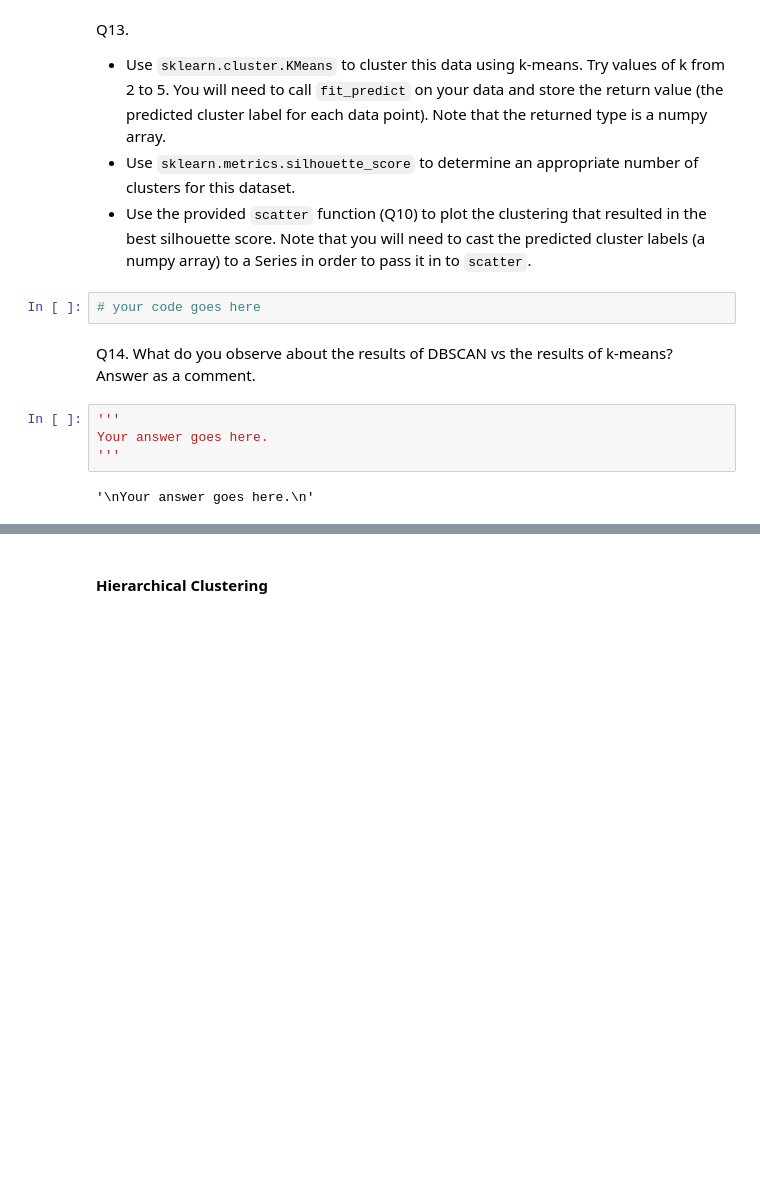
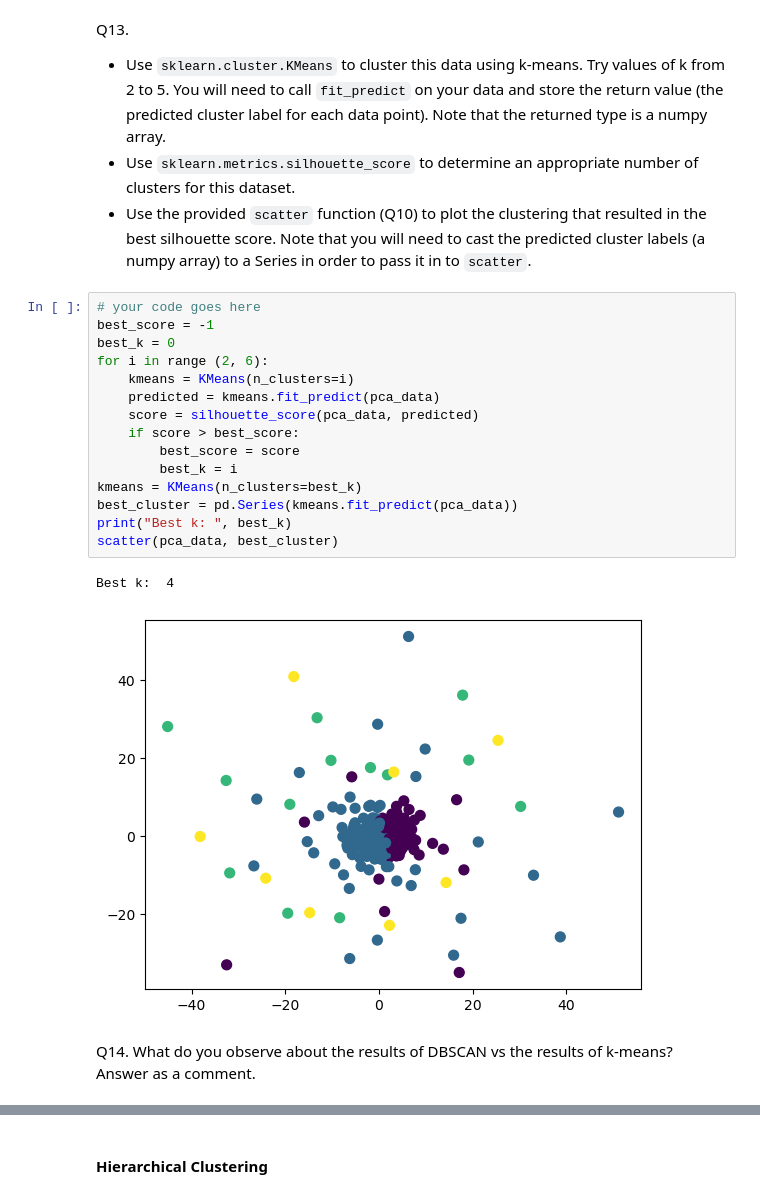
Before and after one commit to KishTheLay/mlhw5, a Jupyter notebook: HW5 - Clustering.ipynb, the cells around one changed output, grey strips where cells are left out. Saved outputs shown, nothing was run; the diff lists cells and outputs as text; blank space fills up the shorter version.

Commit message:
Done with DB and kmeans

```diff
--- a/HW5 - Clustering.ipynb
+++ b/HW5 - Clustering.ipynb
@@ -300,13 +302,23 @@ Q13.
 * Use `sklearn.cluster.KMeans` to cluster this data using k-means. Try values of k from 2 to 5. You will need to call `fit_predict` on your data and store the return value (the predicted cluster label for each data point). Note that the returned type is a numpy array.
 * Use `sklearn.metrics.silhouette_score` to determine an appropriate number of clusters for this dataset.
 * Use the provided `scatter` function (Q10) to plot the clustering that resulted in the best silhouette score. Note that you will need to cast the predicted cluster labels (a numpy array) to a Series in order to pass it in to `scatter`.
-# %%
-# your code goes here
+# %%
+# your code goes here
+best_score = -1
+best_k = 0
+for i in range (2, 6):
+    kmeans = KMeans(n_clusters=i)
+    predicted = kmeans.fit_predict(pca_data)
+    score = silhouette_score(pca_data, predicted)
+    if score > best_score:
+        best_score = score
+        best_k = i
+kmeans = KMeans(n_clusters=best_k)
+best_cluster = pd.Series(kmeans.fit_predict(pca_data))
+print("Best k: ", best_k)
+scatter(pca_data, best_cluster)
+# %% [output]
+Best k:  4
+[figure, added]
 # %% [markdown]
 Q14. What do you observe about the results of DBSCAN vs the results of k-means? Answer as a comment.
-# %%
-'''
-Your answer goes here.
-'''
-# %% [output]
-'\nYour answer goes here.\n'
```
Also changed, not shown: parts of 4 cells of this notebook.
